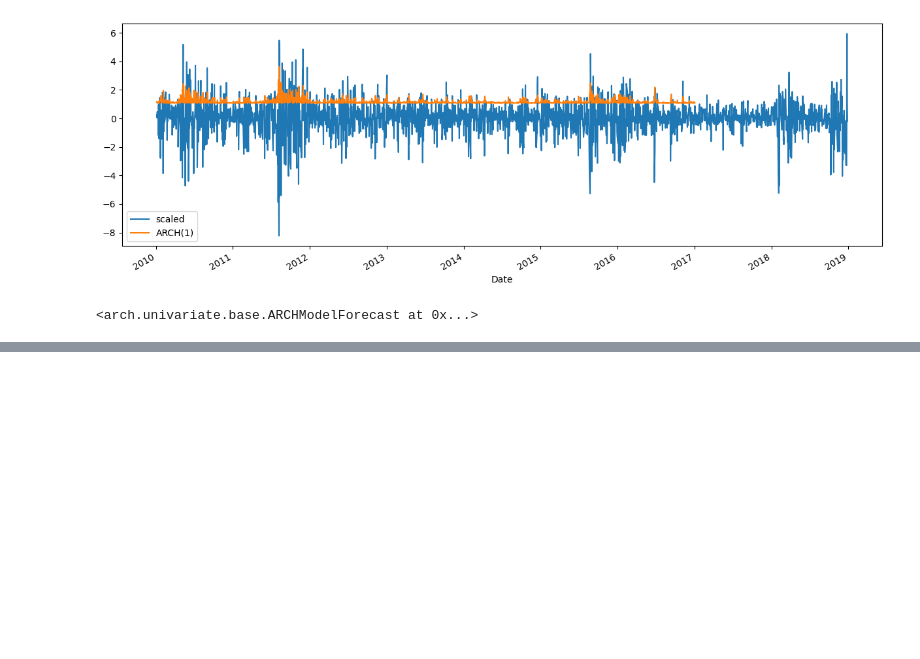
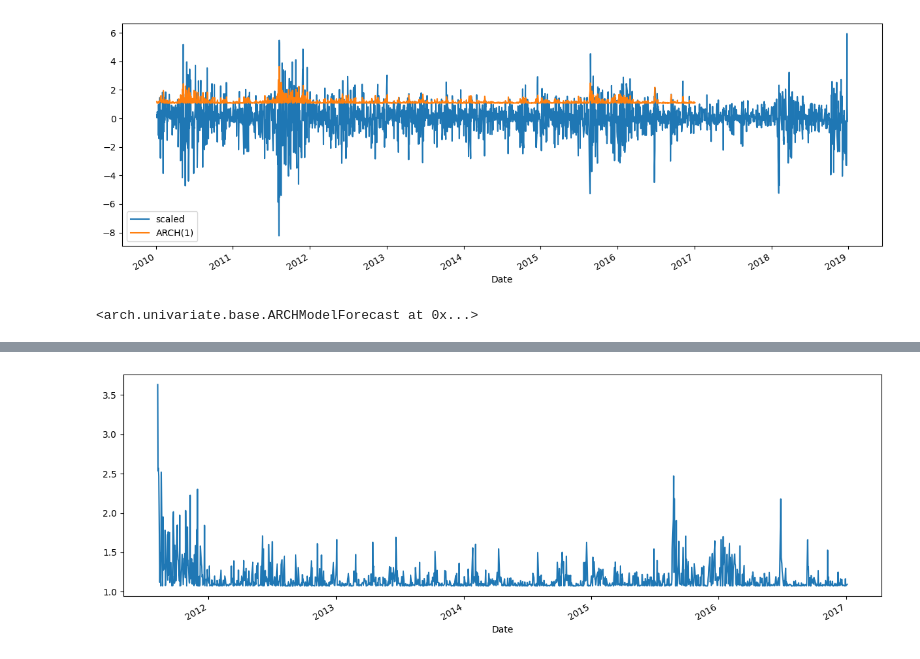
Before and after one commit to yeesem/Time-Series-Data-Analysis, a Jupyter notebook: GARCH.ipynb, the cells around one changed output, grey strips where cells are left out. Cells and saved outputs as stored; diff of their text form; code cells hidden in the pictures; blank space fills up the shorter version.

```diff
--- a/GARCH.ipynb
+++ b/GARCH.ipynb
@@ -148,0 +229,4 @@ res_arch1.forecast(horizon = NTest)
+# %%
+df2.loc['2011-08-09':]['ARCH(1)'].plot(figsize = (15,5));
+# %% [output]
+[figure, added]
```
Also changed, not shown: parts of 24 cells of this notebook.
